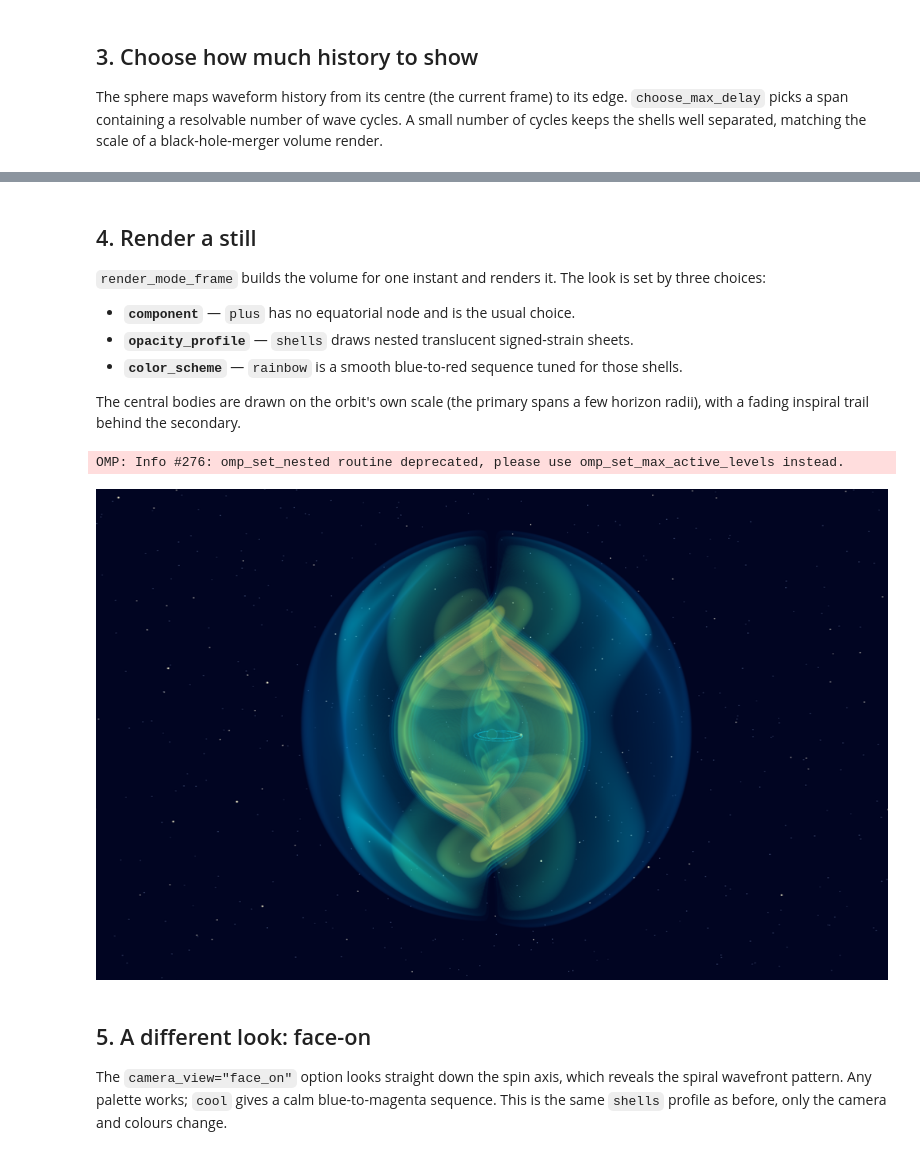
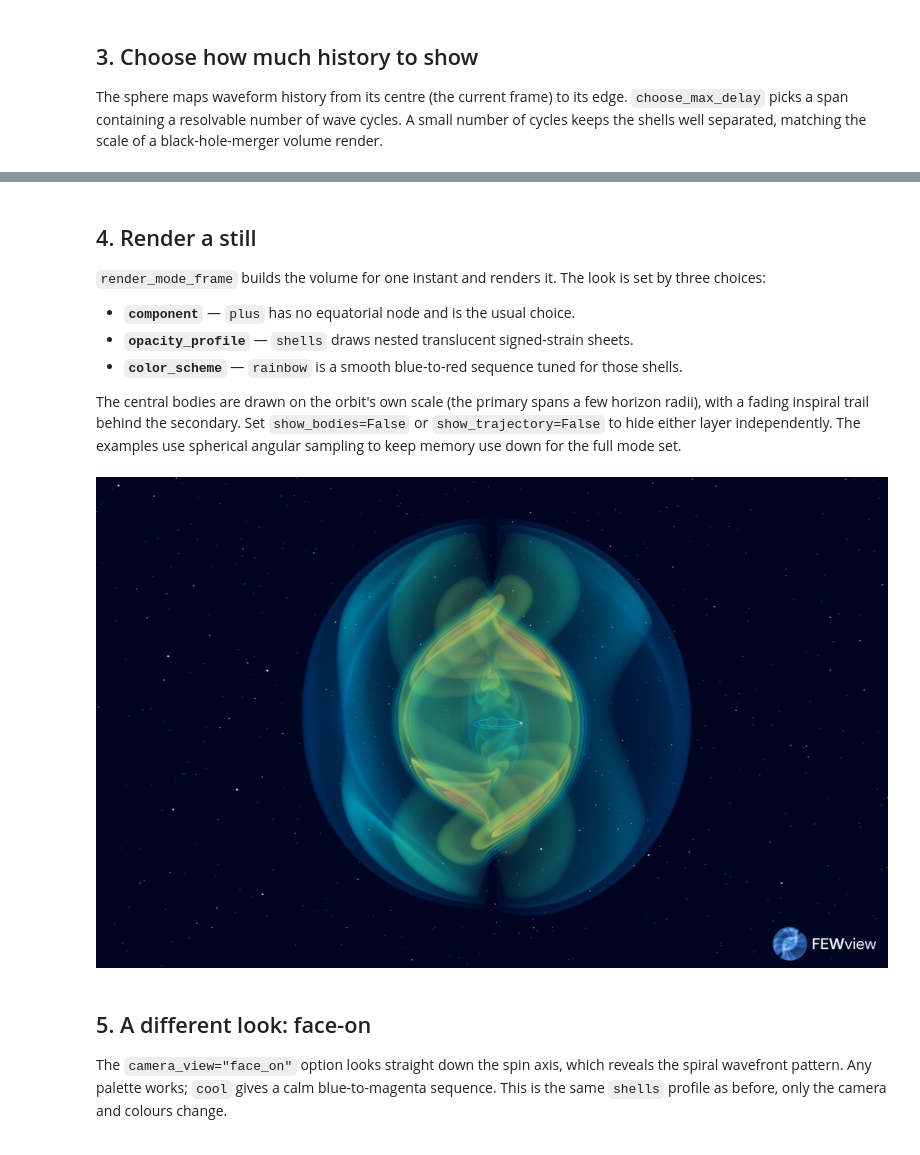
Before and after one commit to bleather/FEWview, a Jupyter notebook: examples/tutorial.ipynb, the cells around one changed output, grey strips where cells are left out. Drawn from its saved outputs; the diff is of its cells as text; code cells hidden in the pictures.

Commit message:
Show the bodies and orbital trail by default and refresh the tutorial

```diff
--- a/examples/tutorial.ipynb
+++ b/examples/tutorial.ipynb
@@ -89,37 +87,37 @@ is set by three choices:
   those shells.
 
 The central bodies are drawn on the orbit's own scale (the primary spans a few
-horizon radii), with a fading inspiral trail behind the secondary.
+horizon radii), with a fading inspiral trail behind the secondary. Set `show_bodies=False` or
+`show_trajectory=False` to hide either layer independently. The examples use
+spherical angular sampling to keep memory use down for the full mode set.
 # %%
 still = fv.render_mode_frame(
     waveform,
     screenshot="fewview-tutorial-shells.png",
     max_delay=max_delay,
     frame_time=end,
-    waveform_start_time=end - 8 * period,
-    waveform_end_time=end,
+    angular_sampling="spherical",
     resolution=200,
     component="plus",
     opacity_profile="shells",
     color_scheme="rainbow",
     presentation="shells_dramatic",
     opacity=0.30,
     camera_view="oblique",
     camera_zoom=0.95,
     shell_count=7,
     shell_min=0.10,
     shell_max=0.92,
     smooth_sigma=1.2,
     inner_window_fraction=0.10,
     outer_window_fraction=0.10,
     trajectory_color="#00b7ff",
     show_waveform=False,
     window_size=(1000, 620),
 )
 display(Image(filename="fewview-tutorial-shells.png"))
 # %% [output]
-OMP: Info #276: omp_set_nested routine deprecated, please use omp_set_max_active_levels instead.
-[figure, old version]
+[figure, new version]
 # %% [markdown]
 ## 5. A different look: face-on
 
```
Also changed, not shown: parts of 12 cells of this notebook, 13 other files.
